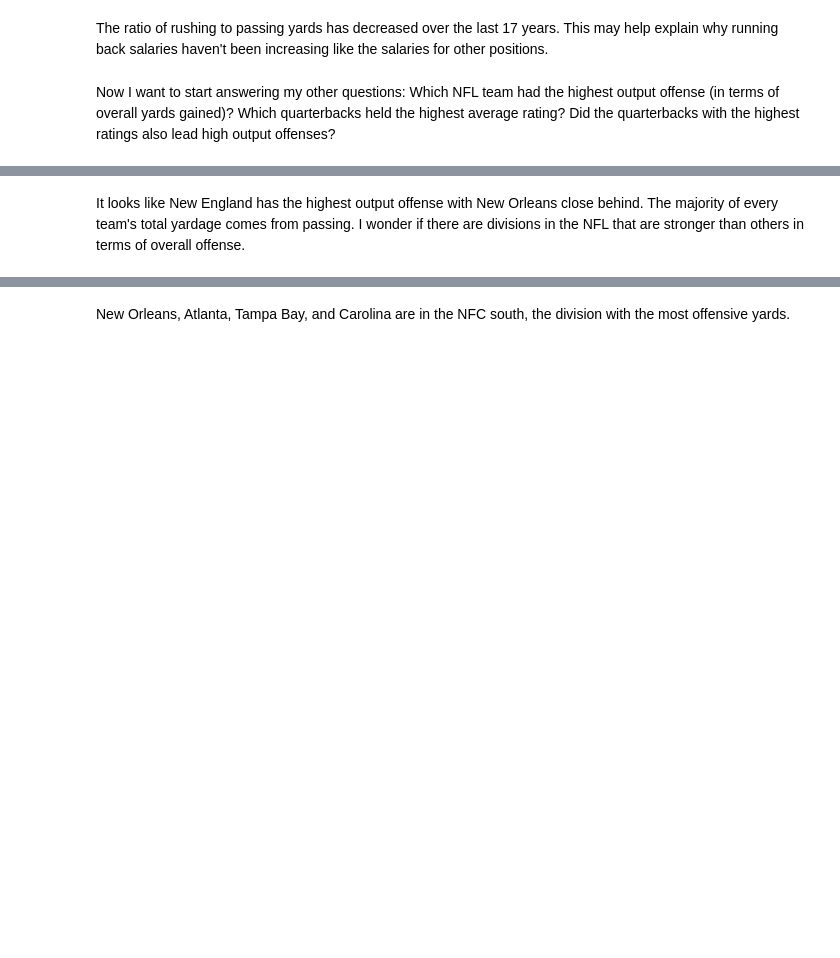
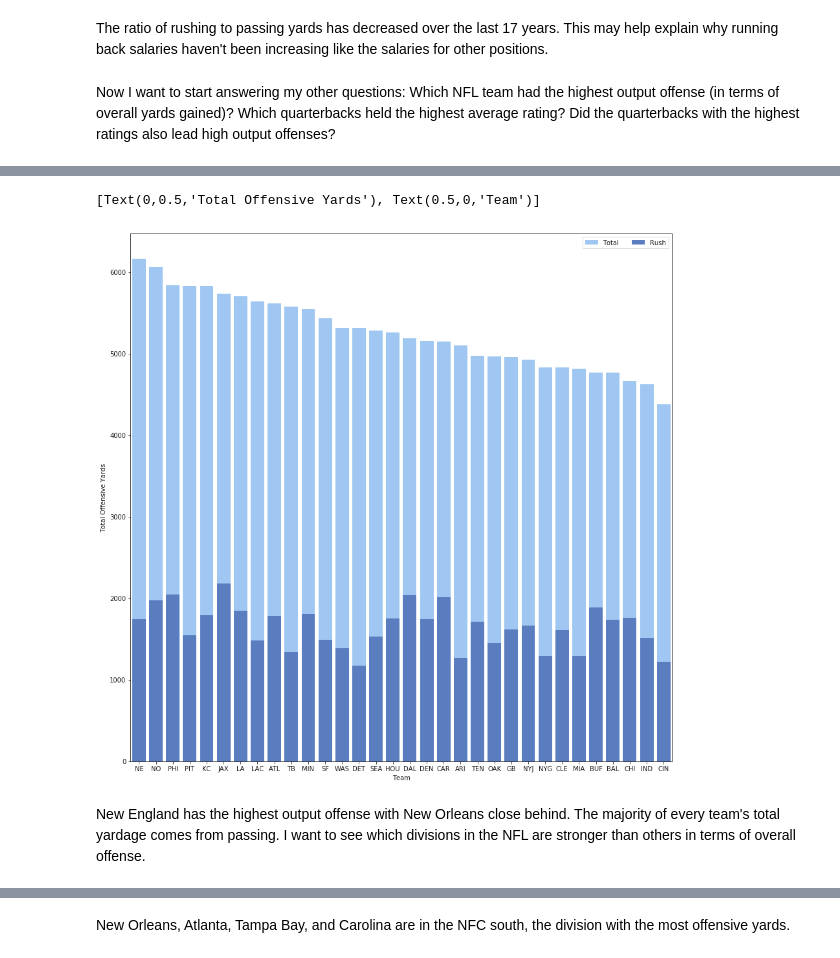
Before and after one commit to cdbale/econ213r, a Jupyter notebook: Homework 1.ipynb, the cells around one changed output, grey strips where cells are left out. Drawn from its saved outputs; the diff is of its cells as text; code cells hidden in the pictures; blank space fills up the shorter version.

```diff
--- a/Homework 1.ipynb
+++ b/Homework 1.ipynb
@@ -573,0 +564,9 @@ yearly_stats.head()
+# %%
+## create 'agg_data' containing the data for 2017 grouped by team and summed over the whole year
+agg_data = nfl_stats.loc[nfl_stats.game_year == 2017].groupby('team').sum()
+# %%
+## create 'total_yds' in 'agg_data' which is the sum of rush and pass yards for each team
+agg_data['total_yds'] = agg_data['rush_yds'] + agg_data['pass_yds']
+# %%
+## sort 'agg_data' in descending order by 'total_yds'
+agg_data = agg_data.sort_values('total_yds', ascending = False)
@@ -574,11 +584,21 @@ yearly_stats.head()
 # %%
+## create larger space for plot to fill
 f, ax = plt.subplots(figsize=(15, 15))
+## pick color scheme for first overlay of barplot
 sns.set_color_codes('pastel')
-sns.barplot(x = yearly_stats.index, y = 'total_yds', data = yearly_stats, label = 'Total', color = 'b')
+## create barplot of each team's 'total_yds'
+sns.barplot(x = agg_data.index, y = 'total_yds', data = agg_data, label = 'Total', color = 'b')
+## pick color scheme for second overlay of barplot
 sns.set_color_codes('muted')
-sns.barplot(x = yearly_stats.index, y = 'rush_yds', data = yearly_stats, label = 'Rush', color = 'b')
+## create barplot of each team's 'rush_yds'
+sns.barplot(x = agg_data.index, y = 'rush_yds', data = agg_data, label = 'Rush', color = 'b')
+## format legend
 ax.legend(ncol = 2, loc = 'upper right', frameon = True)
+## change y and x axis labels
 ax.set(ylabel = 'Total Offensive Yards', xlabel = 'Team')
+# %% [output]
+[Text(0,0.5,'Total Offensive Yards'), Text(0.5,0,'Team')]
+[figure, added]
 # %% [markdown]
-It looks like New England has the highest output offense with New Orleans close behind. The majority of every team's total yardage comes from passing. I wonder if there are divisions in the NFL that are stronger than others in terms of overall offense.
+New England has the highest output offense with New Orleans close behind. The majority of every team's total yardage comes from passing. I want to see which divisions in the NFL are stronger than others in terms of overall offense.
 # %%
```
Also changed, not shown: parts of 68 cells of this notebook.
